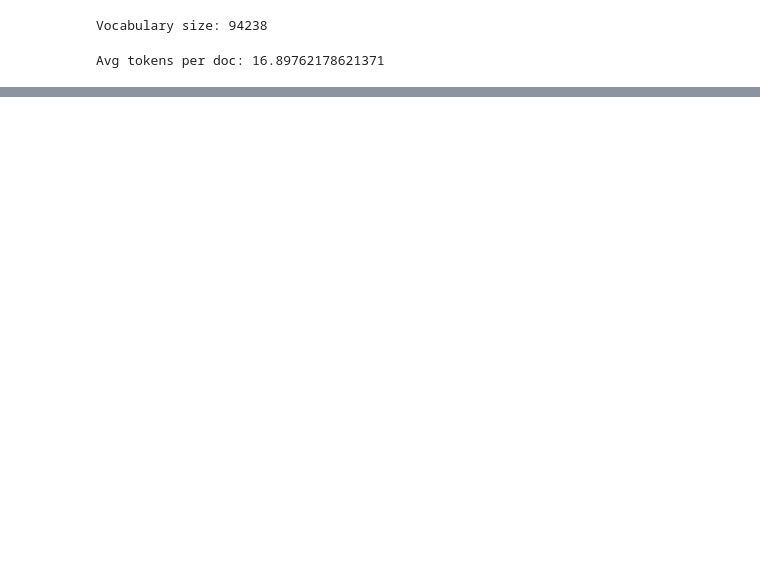
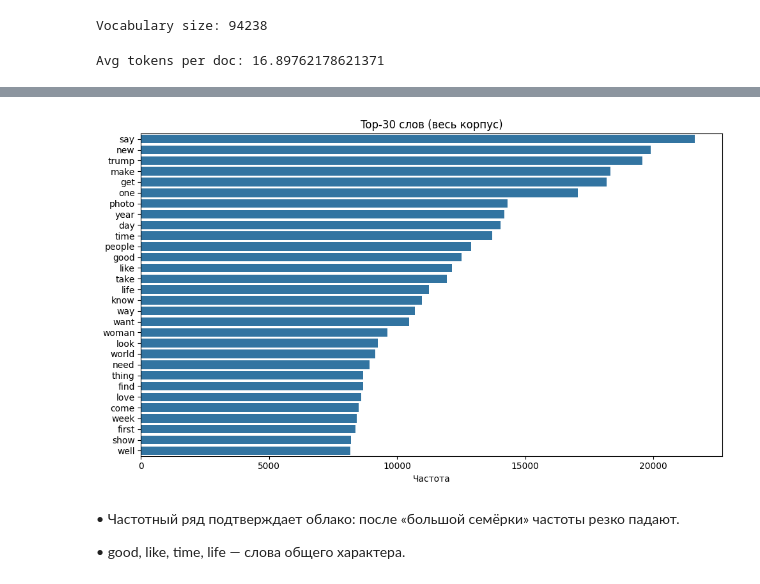
Before and after one commit to angryissues/descriptive_analysis, a Jupyter notebook: ML_project.ipynb, the cells around one changed output, grey strips where cells are left out. Cells and saved outputs as stored; diff of their text form; code cells hidden in the pictures; blank space fills up the shorter version.

```diff
--- a/ML_project.ipynb
+++ b/ML_project.ipynb
@@ -88,0 +202,15 @@ Avg tokens per doc: 16.89762178621371
+# %%
+# Bar‑chart TOP‑N слов
+
+import seaborn as sns
+plt.figure(figsize=(10,6))
+sns.barplot(x=freq_all.values, y=freq_all.index, orient="h")
+plt.title("Top‑30 слов (весь корпус)")
+plt.xlabel("Частота"); plt.ylabel("")
+plt.tight_layout(); plt.show()
+# %% [output]
+[figure, added]
+# %% [markdown]
+• Частотный ряд подтверждает облако: после «большой семёрки» частоты резко падают.
+
+• good, like, time, life — слова общего характера.
```
Also changed, not shown: parts of 16 cells of this notebook.
